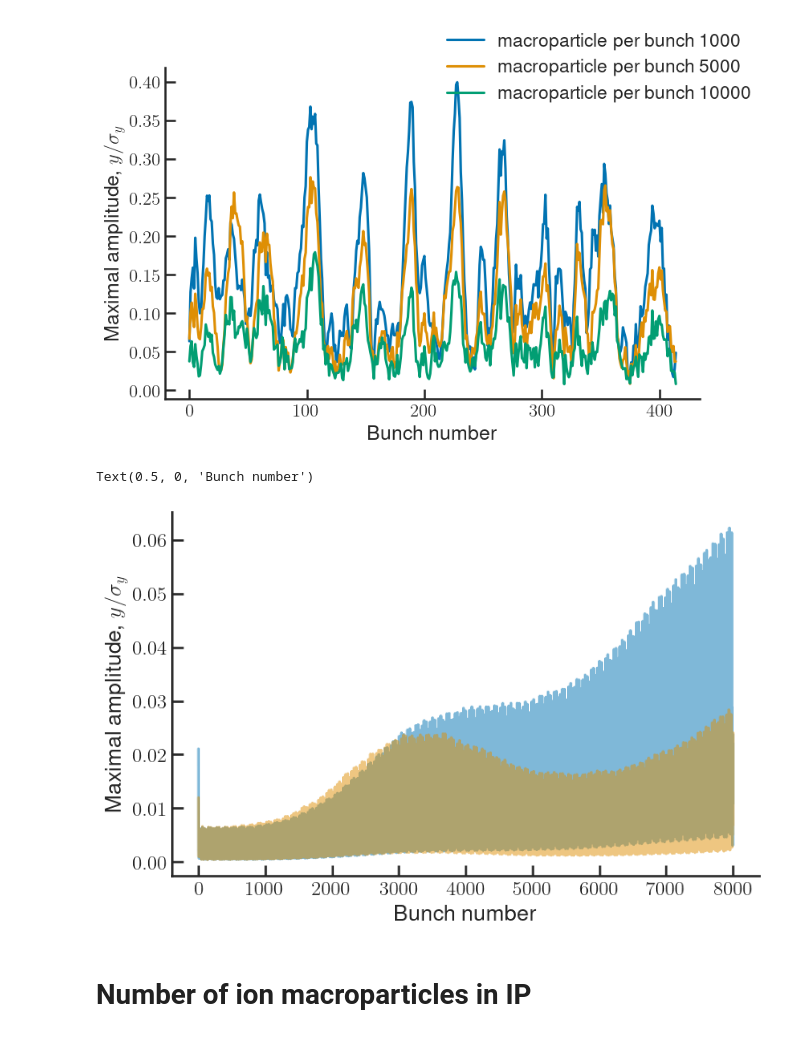
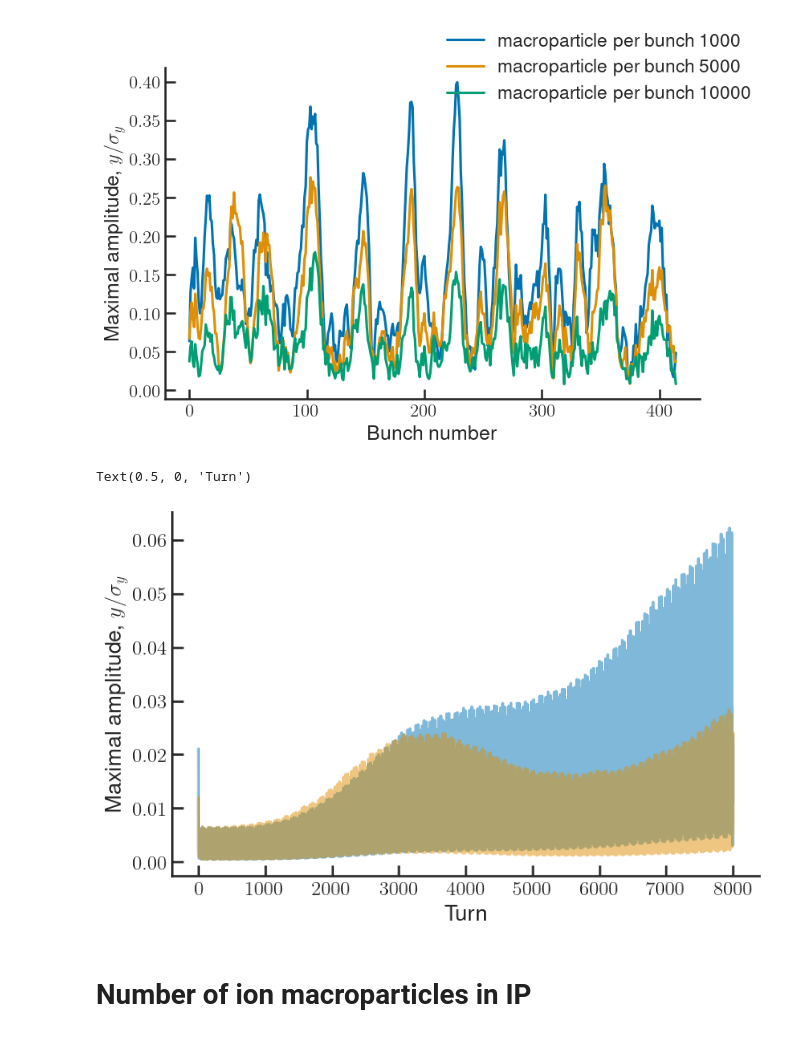
Before and after one commit to gubaidulinvadim/bii_tracking, a Jupyter notebook: Convergence.ipynb, the cells around one changed output. Drawn from its saved outputs; the diff is of its cells as text; code cells hidden in the pictures.

```diff
--- a/Convergence.ipynb
+++ b/Convergence.ipynb
@@ -16,7 +16,7 @@ n_gaps = 0
 number_of_segments_list = [1, 5, 10, 30, 40, 50]
 amplitudes_avg = 0
 for n_segments in number_of_segments_list:
-    FOLDER = '/home/gubaidulin/scripts/fbii_pyht_tracking/Results_sumo/Convergence/weak-weak/n_mp={:.1e},n_mp_ions={:.1e},n_gaps={:.1e},n_segments={:.1e}/'.format(
+    FOLDER = '/home/gubaidulin/Data/Data_sumo/Convergence/weak-weak/n_mp={:.1e},n_mp_ions={:.1e},n_gaps={:.1e},n_segments={:.1e}/'.format(
         n_macroparticles,
         n_macroparticles_ions,
         n_gaps,
@@ -36,8 +36,8 @@ for n_segments in number_of_segments_list:
     # ax.semilogy(np.abs(amplitudes-amplitudes_avg))
 ax.set_ylabel('Maximal amplitude, $y/\sigma_y$')
 ax.set_xlabel('Bunch number')
-ax.set_ylim(0, 5)
-plt.figlegend()
+ax.set_ylim(0, 2.5)
+plt.figlegend(ncol=2)
 plt.savefig('Figures/Convergence_n_ip.svg')
 plt.savefig('Figures/Convergence_n_ip.pdf')
 # %% [output]
@@ -47,10 +47,10 @@ fig, ax = plt.subplots(1, 1)
 n_macroparticles = 5e3
 n_macroparticles_ions = 1e4
 n_gaps = 0
-number_of_segments_list = [5, 10, 15, 20, 25, 30, 35, 40, 45, 50]
+number_of_segments_list = [1, 5, 10, 15, 20, 25, 30, 35, 40, 45, 50]
 amplitudes_avg = 0
 for n_segments in number_of_segments_list:
-    FOLDER = '/home/gubaidulin/scripts/fbii_pyht_tracking/Results_sumo/Convergence/weak-weak/n_mp={:.1e},n_mp_ions={:.1e},n_gaps={:.1e},n_segments={:.1e}/'.format(
+    FOLDER = '/home/gubaidulin/Data/Data_sumo/Convergence/weak-weak/n_mp={:.1e},n_mp_ions={:.1e},n_gaps={:.1e},n_segments={:.1e}/'.format(
         n_macroparticles,
         n_macroparticles_ions,
         n_gaps,
@@ -78,7 +78,7 @@ n_gaps = 0
 # number_of_segments_list = [30, 35, 40, 45, 50]
 amplitudes_avg = 0
 for n_macroparticles in n_macroparticles:
-    FOLDER = '/home/gubaidulin/scripts/fbii_pyht_tracking/Results_sumo/Convergence/weak-weak/n_mp={:.1e},n_mp_ions={:.1e},n_gaps={:.1e}/'.format(
+    FOLDER = '/home/gubaidulin/Data/Data_sumo/Convergence/weak-weak/n_mp={:.1e},n_mp_ions={:.1e},n_gaps={:.1e}/'.format(
         n_macroparticles,
         n_macroparticles_ions,
         n_gaps,
@@ -106,25 +106,25 @@ plt.savefig('Figures/Convergence_e_mp_weak.pdf')
 # %%
 fig, ax = plt.subplots(1, 1)
 n_macroparticles = [1e3, 5e3,]
 n_macroparticles_ions = 1e4
 n_gaps = 0
 # number_of_segments_list = [30, 35, 40, 45, 50]
 amplitudes_avg = 0
 for n_macroparticles in n_macroparticles:
-    FOLDER = '/home/gubaidulin/scripts/fbii_pyht_tracking/Results_sumo/Convergence/weak-weak/n_mp={:.1e},n_mp_ions={:.1e},n_gaps={:.1e}/'.format(
+    FOLDER = '/home/gubaidulin/Data/Data_sumo/Convergence/weak-weak/n_mp={:.1e},n_mp_ions={:.1e},n_gaps={:.1e}/'.format(
         n_macroparticles,
         n_macroparticles_ions,
         n_gaps,
         n_segments)
     amplitudes = np.load(FOLDER+'beam_offset.npy')
     momenta = (hilbert(amplitudes))
     action = np.abs(momenta)
     ax.plot(np.array(range(len(amplitudes)))/n_segments, action, alpha=0.5)
 ax.set_ylabel('Maximal amplitude, $y/\sigma_y$')
-ax.set_xlabel('Bunch number')
+ax.set_xlabel('Turn')
 # %% [output]
-Text(0.5, 0, 'Bunch number')
+Text(0.5, 0, 'Turn')
-[figure, old version]
+[figure, new version]
 # %% [markdown]
 # Number of ion macroparticles in IP
 # %%
```
Also changed, not shown: parts of 8 cells of this notebook, 2 other files.
